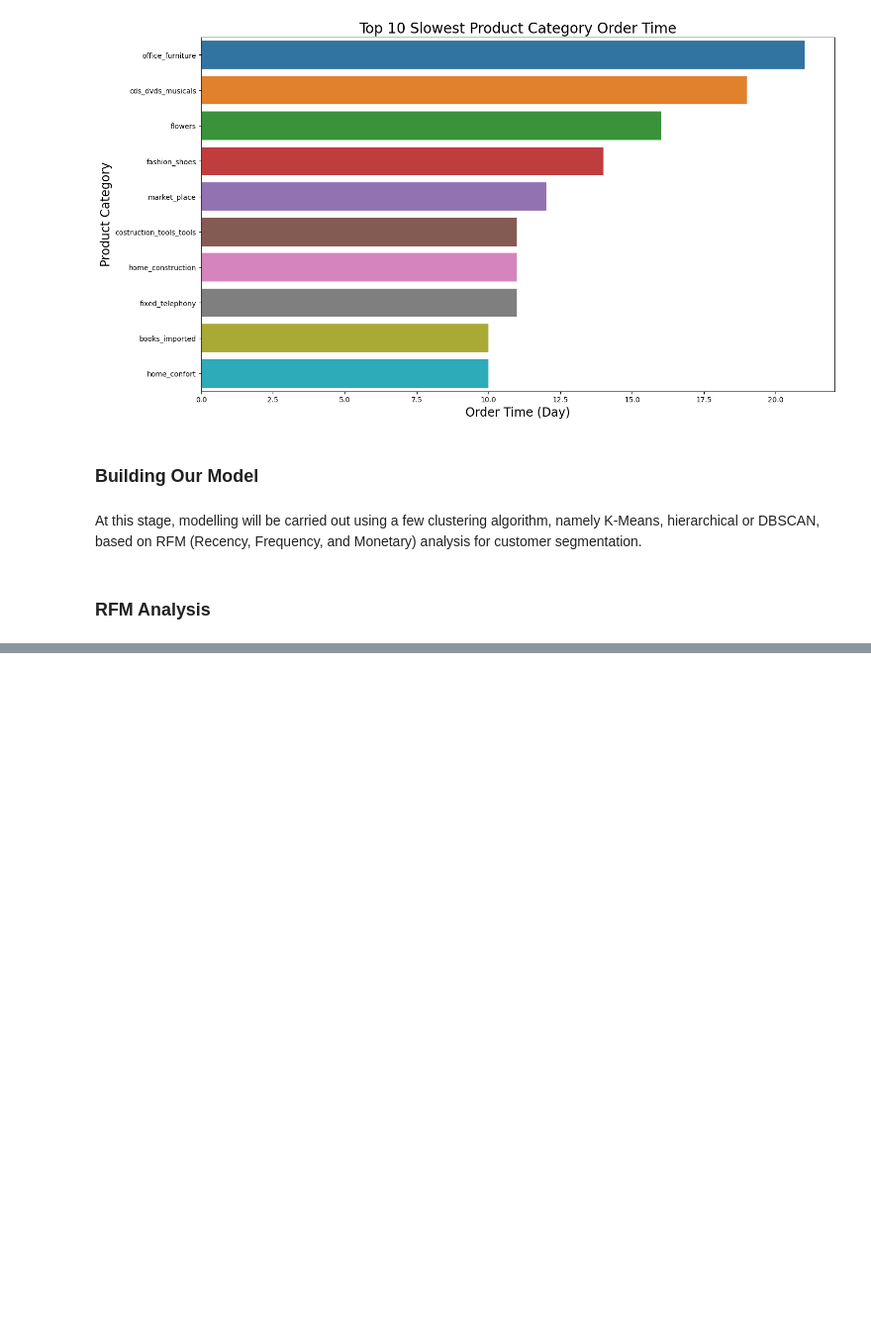
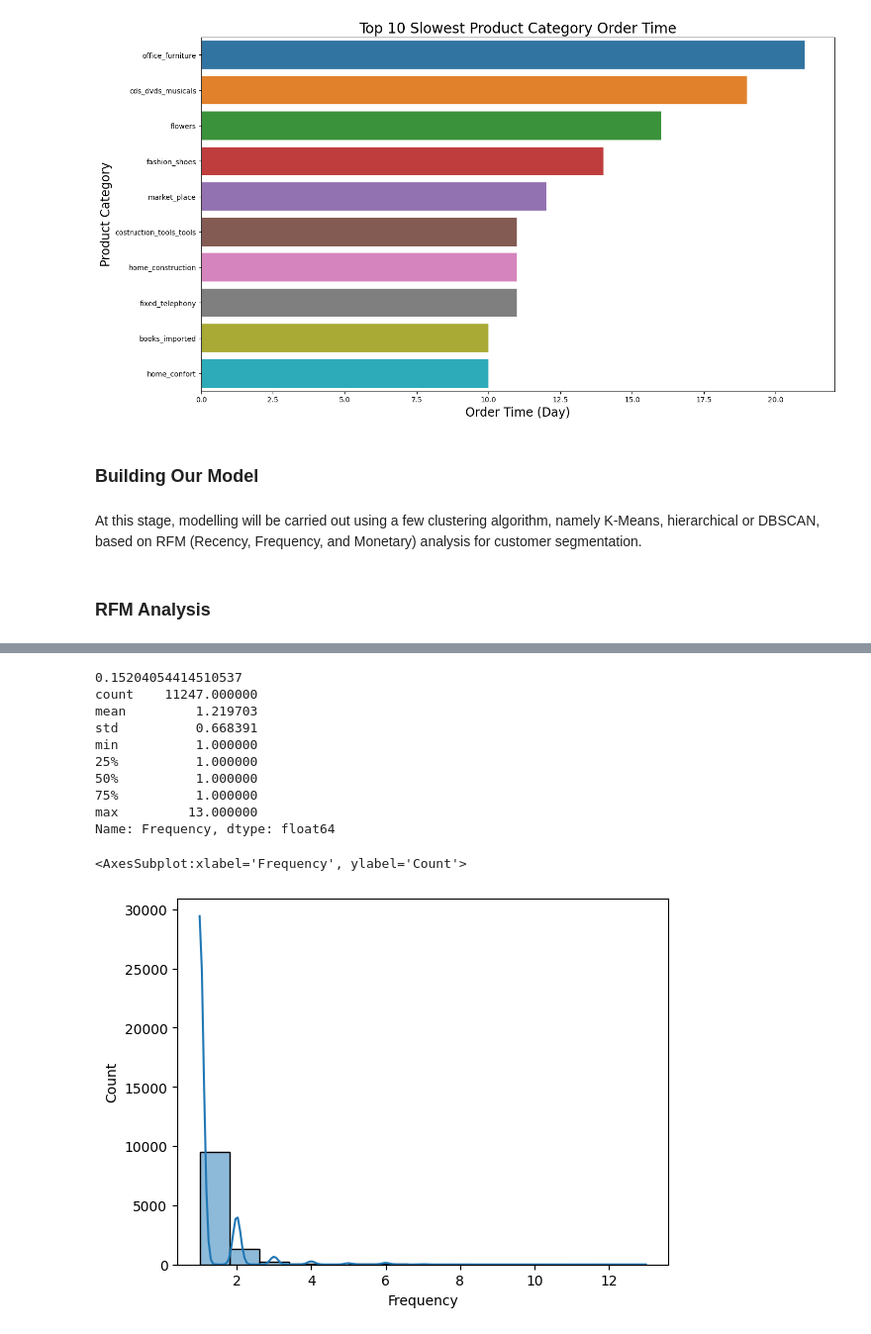
Before and after one commit to MatteoFerraresi/267161, a Jupyter notebook: main.ipynb, the cells around one changed output, grey strips where cells are left out. Shown at 99% size. Cells and saved outputs as stored; diff of their text form; code cells hidden in the pictures; blank space fills up the shorter version.

```diff
--- a/main.ipynb
+++ b/main.ipynb
@@ -356,0 +380,17 @@ At this stage, modelling will be carried out using a  few clustering algorithm,
+# %%
+#calculate RFM
+import datetime as dt
+pin_date = max(cs_df.order_purchase_timestamp) + dt.timedelta(1)
+
+#Create RFM dataframe
+rfm = cs_df.groupby('customer_unique_id').agg({
+    'order_purchase_timestamp' : lambda x: (pin_date - x.max()).days,
+    'order_item_id' : 'count',
+    'payment_value' : 'sum'})
+
+#Rename columns
+rfm.rename(columns = {'order_purchase_timestamp' : 'Recency',
+                      'order_item_id' : 'Frequency',
+                      'payment_value' : 'Monetary'}, inplace = True)
+
+rfm.head(20)
@@ -356,0 +416,17 @@ At this stage, modelling will be carried out using a  few clustering algorithm,
+# %%
+print(rfm[rfm['Frequency']>1].shape[0] / rfm.shape[0])
+print(rfm['Frequency'].describe())
+sns.histplot(x='Frequency', data=rfm, kde=True)
+# %% [output]
+0.15204054414510537
+count    11247.000000
+mean         1.219703
+std          0.668391
+min          1.000000
+25%          1.000000
+50%          1.000000
+75%          1.000000
+max         13.000000
+Name: Frequency, dtype: float64
+<AxesSubplot:xlabel='Frequency', ylabel='Count'>
+[figure, added]
```
Also changed, not shown: parts of 13 cells of this notebook.
